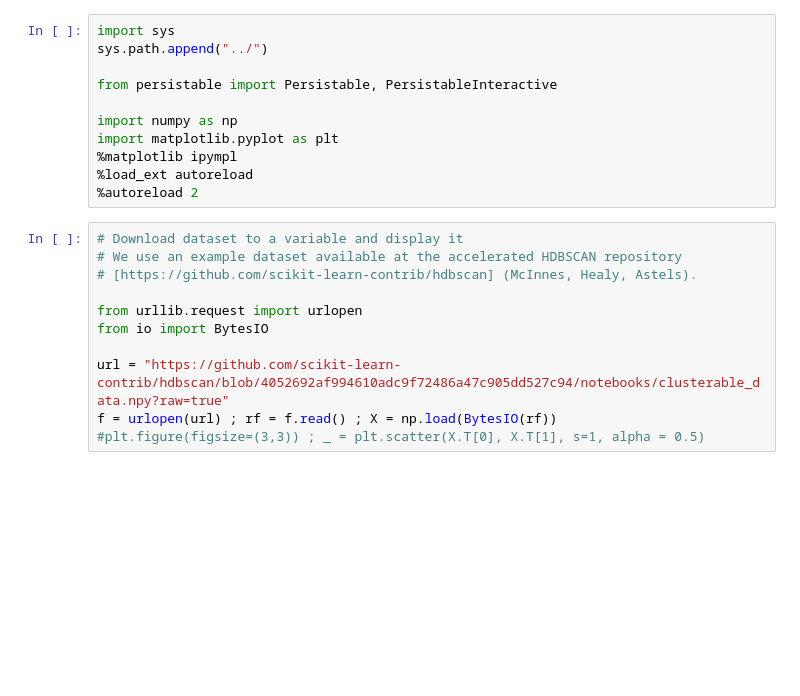
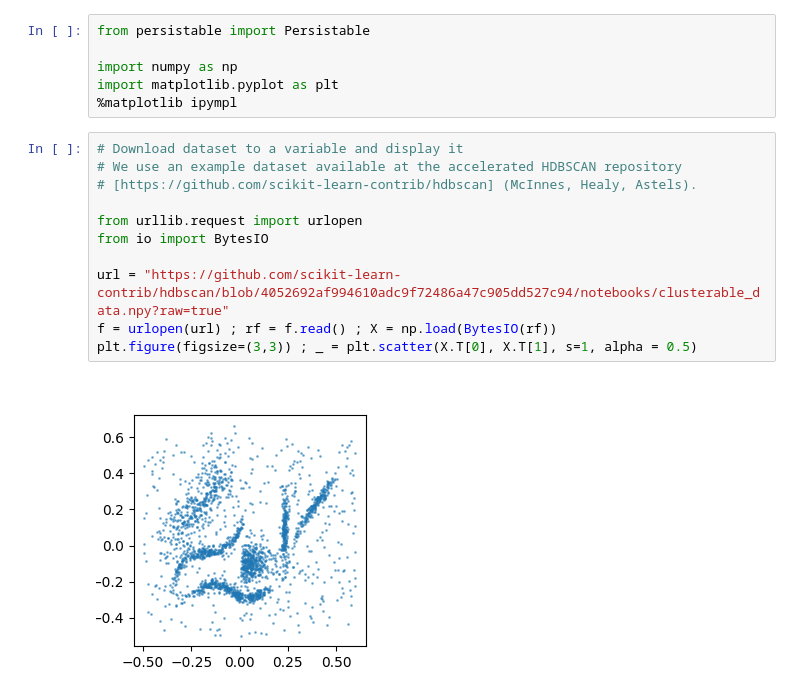
Before and after one commit to LuisScoccola/persistable, a Jupyter notebook: notebooks/example-6-clusters.ipynb, the cells around one changed output. Saved outputs shown, nothing was run; the diff lists cells and outputs as text; blank space fills up the shorter version.

```diff
--- a/notebooks/example-6-clusters.ipynb
+++ b/notebooks/example-6-clusters.ipynb
@@ -1,24 +1,21 @@
 # %%
-import sys
-sys.path.append("../")
-
-from persistable import Persistable, PersistableInteractive
+from persistable import Persistable
 
 import numpy as np
 import matplotlib.pyplot as plt
 %matplotlib ipympl
-%load_ext autoreload
-%autoreload 2
 # %%
 # Download dataset to a variable and display it
 # We use an example dataset available at the accelerated HDBSCAN repository
 # [https://github.com/scikit-learn-contrib/hdbscan] (McInnes, Healy, Astels).
 
 from urllib.request import urlopen
 from io import BytesIO
 
 url = "https://github.com/scikit-learn-contrib/hdbscan/blob/4052692af994610adc9f72486a47c905dd527c94/notebooks/clusterable_data.npy?raw=true"
 f = urlopen(url) ; rf = f.read() ; X = np.load(BytesIO(rf))
-#plt.figure(figsize=(3,3)) ; _ = plt.scatter(X.T[0], X.T[1], s=1, alpha = 0.5)
+plt.figure(figsize=(3,3)) ; _ = plt.scatter(X.T[0], X.T[1], s=1, alpha = 0.5)
+# %% [output]
+[figure, added]
 # %%
 p = Persistable(X)
```
Also changed, not shown: parts of 3 cells of this notebook.
